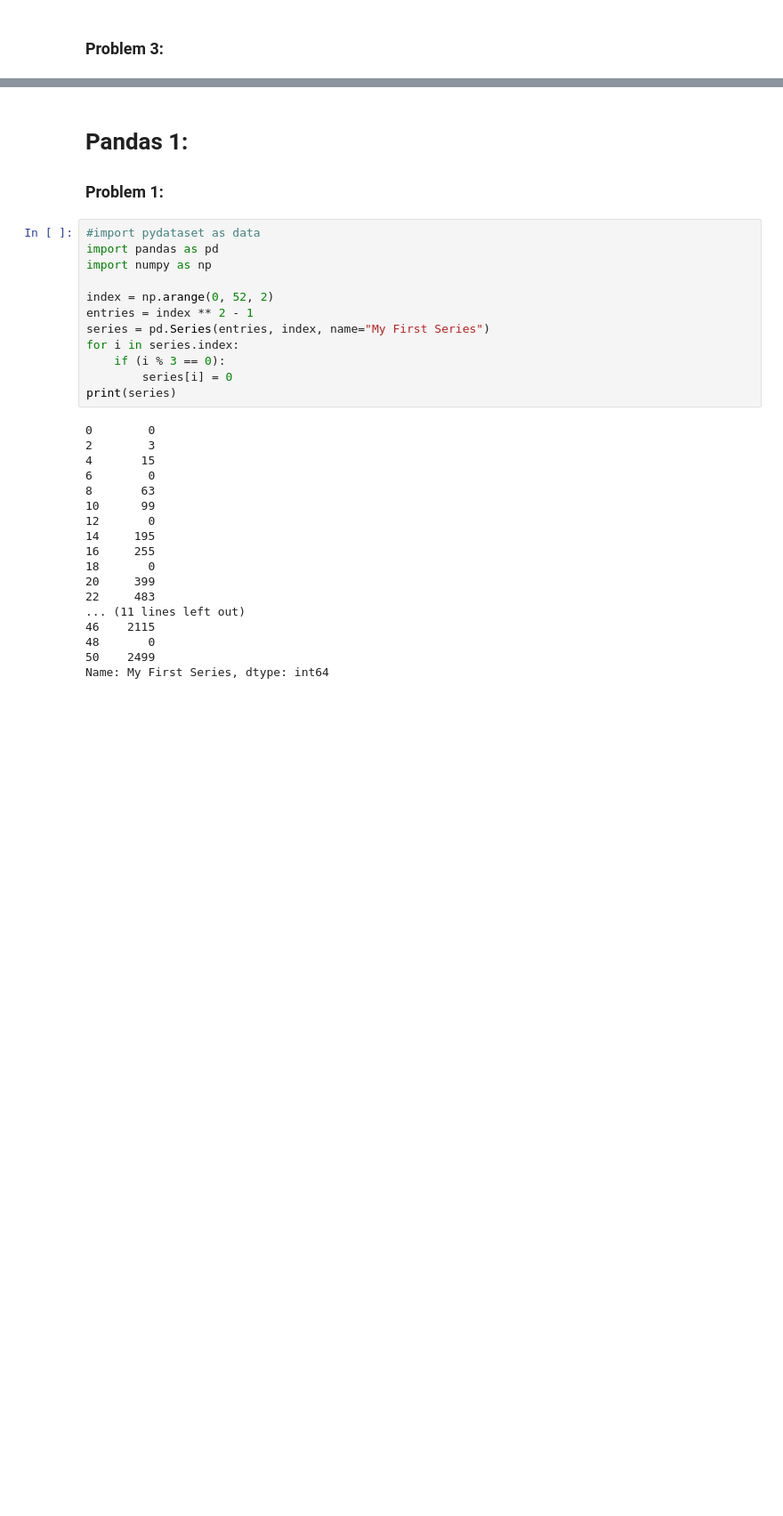
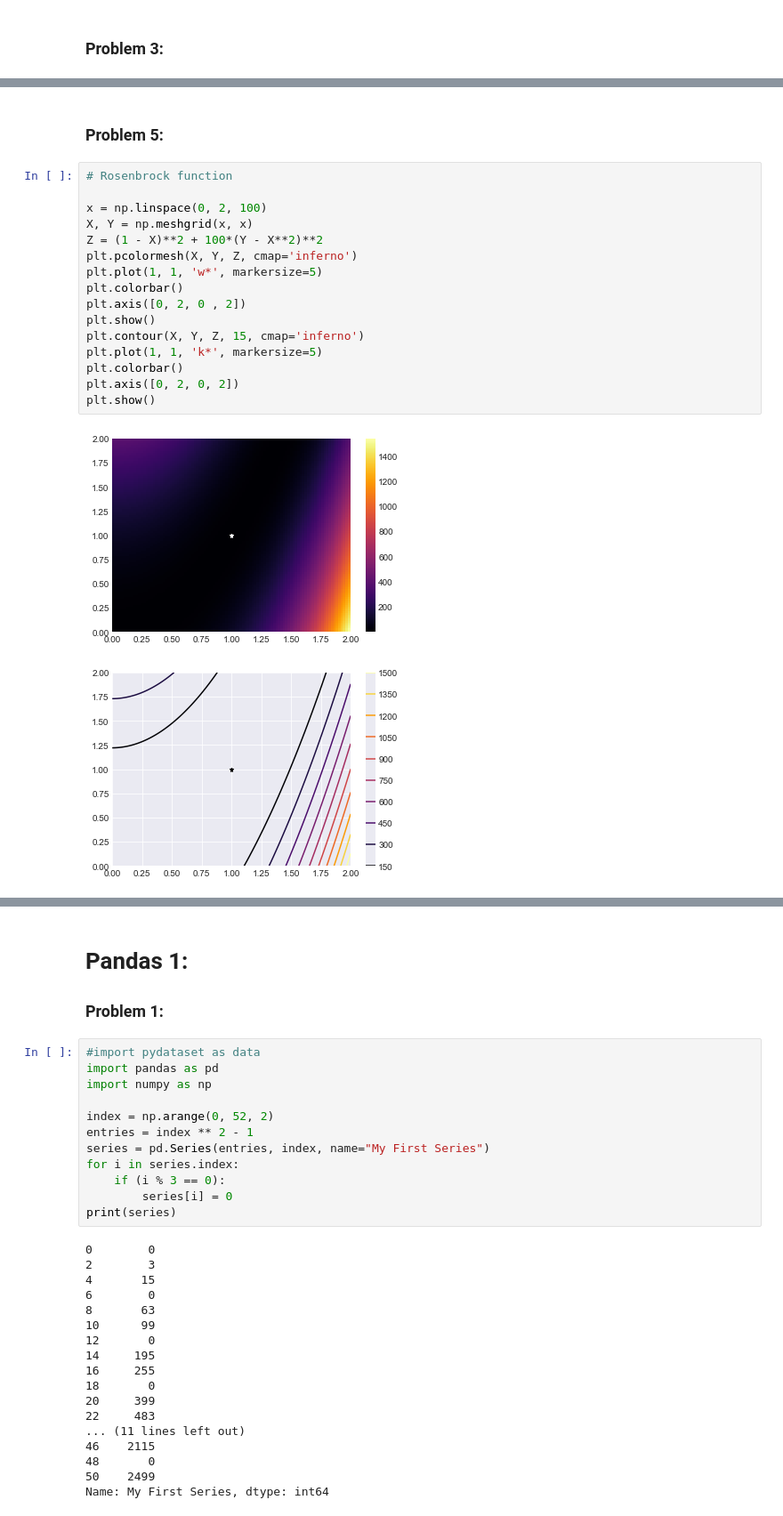
Before and after one commit to Cacheell/BootCamp2018, a Jupyter notebook: ProbSets/Comp/ProbSet2/Problem Set Questions.ipynb, the cells around one changed output, grey strips where cells are left out. Shown: that part at 89% size. Drawn from its saved outputs; the diff is of its cells as text; blank space fills up the shorter version.

Commit message:
upload Problem set 2-Math

```diff
--- a/ProbSets/Comp/ProbSet2/Problem Set Questions.ipynb
+++ b/ProbSets/Comp/ProbSet2/Problem Set Questions.ipynb
@@ -288,0 +336,21 @@ TypeError: 'AxesSubplot' object does not support indexing
+# %% [markdown]
+### Problem 5:
+# %%
+# Rosenbrock function
+
+x = np.linspace(0, 2, 100)
+X, Y = np.meshgrid(x, x)
+Z = (1 - X)**2 + 100*(Y - X**2)**2
+plt.pcolormesh(X, Y, Z, cmap='inferno')
+plt.plot(1, 1, 'w*', markersize=5)
+plt.colorbar()
+plt.axis([0, 2, 0 , 2])
+plt.show()
+plt.contour(X, Y, Z, 15, cmap='inferno')
+plt.plot(1, 1, 'k*', markersize=5)
+plt.colorbar()
+plt.axis([0, 2, 0, 2])
+plt.show()
+# %% [output]
+[figure, added]
+[figure, added]
```
Also changed, not shown: parts of 35 cells of this notebook, 5 other files.
